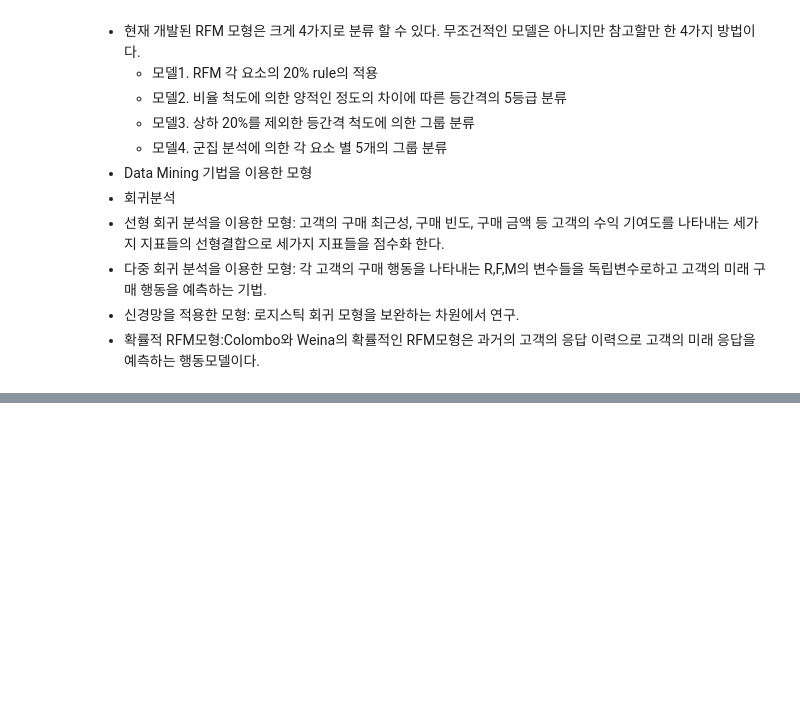
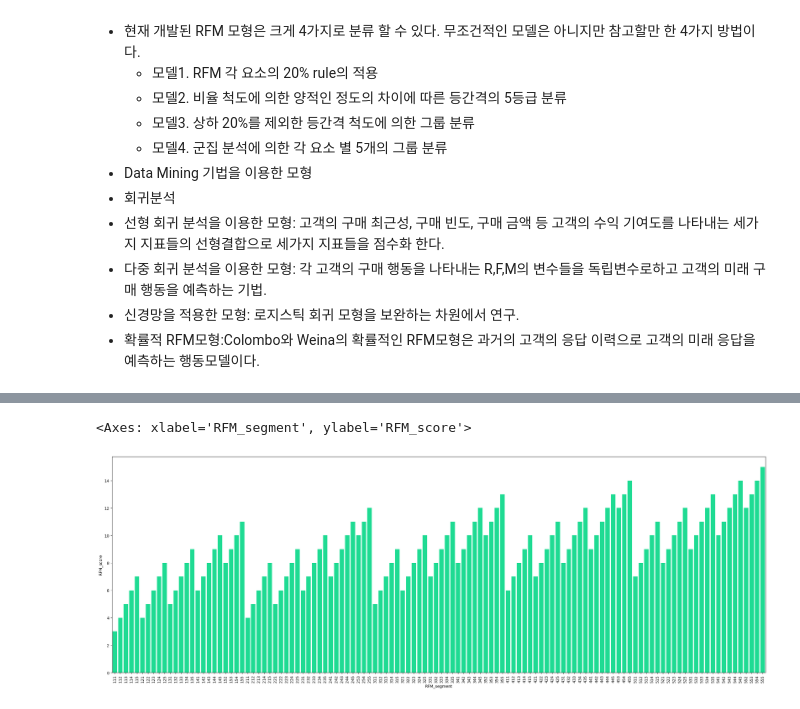
Before and after one commit to JINDOT/Data_Analysis_, a Jupyter notebook: Online_Retail_RFM.ipynb, the cells around one changed output, grey strips where cells are left out. Saved outputs shown, nothing was run; the diff lists cells and outputs as text; code cells hidden in the pictures; blank space fills up the shorter version.

```diff
--- a/Online_Retail_RFM.ipynb
+++ b/Online_Retail_RFM.ipynb
@@ -162,0 +278,4 @@ df.shape
+# %%
+r_qcut = pd.qcut(rfm['Recency'], q=cut_size, labels=r_labels)
+f_qcut = pd.qcut(rfm['Frequency'], q=cut_size, labels=f_labels)
+m_qcut = pd.qcut(rfm['MonetaryValue'], q=cut_size, labels=m_labels)
@@ -162,0 +302,5 @@ df.shape
+# %%
+# 변수 설정
+# assign : 여러 개의 변수를 한 번에 생성
+rfm = rfm.assign(R=r_qcut, F=f_qcut, M=m_qcut)
+rfm.head()
@@ -162,0 +318,5 @@ df.shape
+# %%
+# RFM Segment
+# R,F,M 점수를 하나로 통합
+rfm['RFM_segment'] = rfm['R'].astype(str) + rfm['F'].astype(str) + rfm['M'].astype(str)
+rfm.head()
@@ -162,0 +331,4 @@ df.shape
+# %%
+# rfm['RFM_Segment'] 점수 합계
+rfm['RFM_score'] = rfm[['R','F','M']].astype(int).sum(axis=1)
+rfm.head()
@@ -162,0 +343,8 @@ df.shape
+# %%
+# Segment 와 Score 값에 따른 시각화
+plt.figure(figsize=(30,10))
+plt.xticks(rotation=90)
+sns.barplot(data=rfm.sort_values('RFM_segment'), x='RFM_segment', y='RFM_score',color='mediumspringgreen')
+# %% [output]
+<Axes: xlabel='RFM_segment', ylabel='RFM_score'>
+[figure, added]
```
Also changed, not shown: parts of 40 cells of this notebook.
